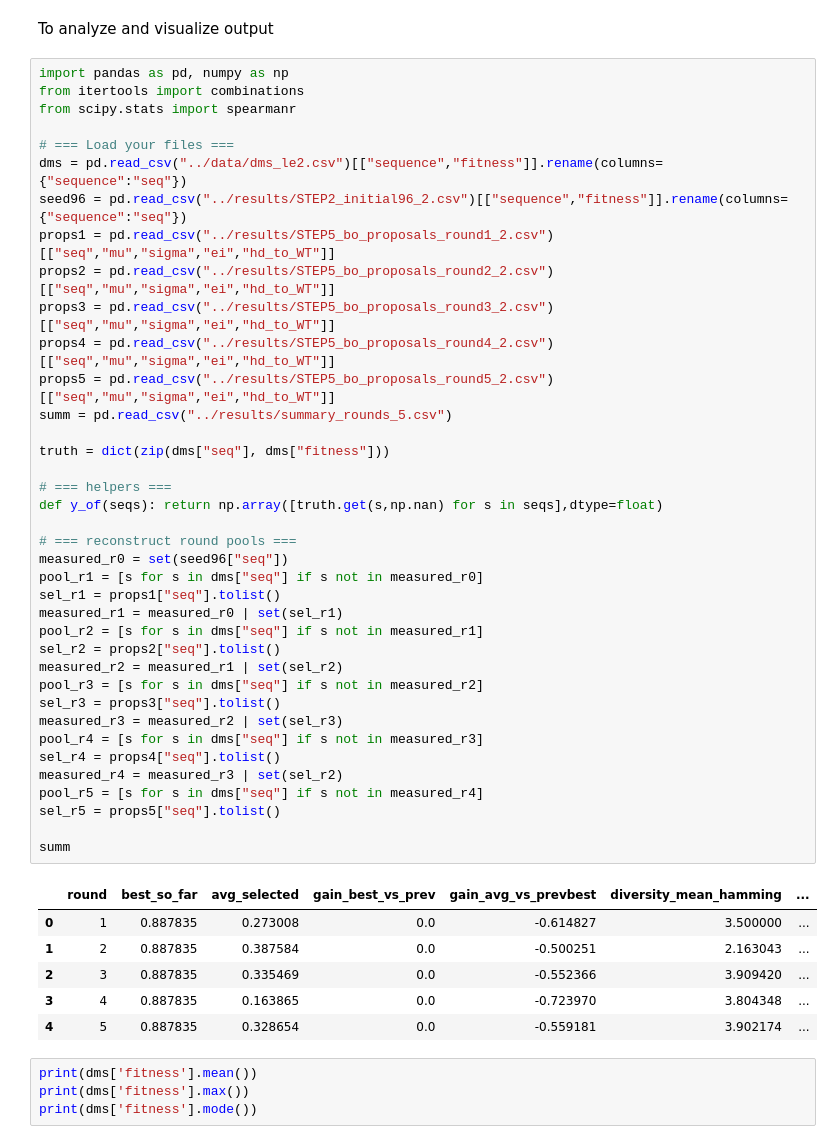
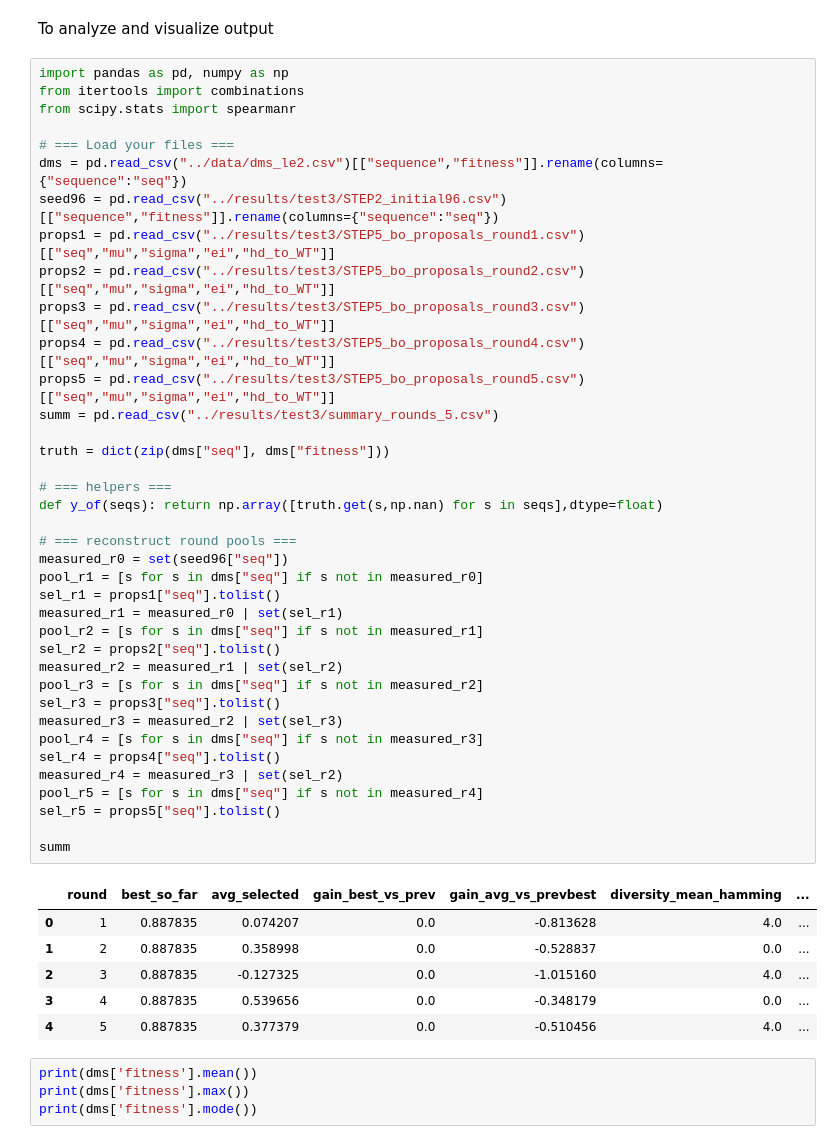
Before and after one commit to theerapas/Rosaloid, a Jupyter notebook: scripts/lookatoutput.ipynb, the cells around one changed output. Saved outputs shown, nothing was run; the diff lists cells and outputs as text.

```diff
--- a/scripts/lookatoutput.ipynb
+++ b/scripts/lookatoutput.ipynb
@@ -6,45 +6,45 @@ from itertools import combinations
 from scipy.stats import spearmanr
 
 # === Load your files ===
 dms = pd.read_csv("../data/dms_le2.csv")[["sequence","fitness"]].rename(columns={"sequence":"seq"})
-seed96 = pd.read_csv("../results/STEP2_initial96_2.csv")[["sequence","fitness"]].rename(columns={"sequence":"seq"})
-props1 = pd.read_csv("../results/STEP5_bo_proposals_round1_2.csv")[["seq","mu","sigma","ei","hd_to_WT"]]
-props2 = pd.read_csv("../results/STEP5_bo_proposals_round2_2.csv")[["seq","mu","sigma","ei","hd_to_WT"]]
-props3 = pd.read_csv("../results/STEP5_bo_proposals_round3_2.csv")[["seq","mu","sigma","ei","hd_to_WT"]]
-props4 = pd.read_csv("../results/STEP5_bo_proposals_round4_2.csv")[["seq","mu","sigma","ei","hd_to_WT"]]
-props5 = pd.read_csv("../results/STEP5_bo_proposals_round5_2.csv")[["seq","mu","sigma","ei","hd_to_WT"]]
-summ = pd.read_csv("../results/summary_rounds_5.csv")
+seed96 = pd.read_csv("../results/test3/STEP2_initial96.csv")[["sequence","fitness"]].rename(columns={"sequence":"seq"})
+props1 = pd.read_csv("../results/test3/STEP5_bo_proposals_round1.csv")[["seq","mu","sigma","ei","hd_to_WT"]]
+props2 = pd.read_csv("../results/test3/STEP5_bo_proposals_round2.csv")[["seq","mu","sigma","ei","hd_to_WT"]]
+props3 = pd.read_csv("../results/test3/STEP5_bo_proposals_round3.csv")[["seq","mu","sigma","ei","hd_to_WT"]]
+props4 = pd.read_csv("../results/test3/STEP5_bo_proposals_round4.csv")[["seq","mu","sigma","ei","hd_to_WT"]]
+props5 = pd.read_csv("../results/test3/STEP5_bo_proposals_round5.csv")[["seq","mu","sigma","ei","hd_to_WT"]]
+summ = pd.read_csv("../results/test3/summary_rounds_5.csv")
 
 truth = dict(zip(dms["seq"], dms["fitness"]))
 
 # === helpers ===
 def y_of(seqs): return np.array([truth.get(s,np.nan) for s in seqs],dtype=float)
 
 # === reconstruct round pools ===
 measured_r0 = set(seed96["seq"])
 pool_r1 = [s for s in dms["seq"] if s not in measured_r0]
 sel_r1 = props1["seq"].tolist()
 measured_r1 = measured_r0 | set(sel_r1)
 pool_r2 = [s for s in dms["seq"] if s not in measured_r1]
 sel_r2 = props2["seq"].tolist()
 measured_r2 = measured_r1 | set(sel_r2)
 pool_r3 = [s for s in dms["seq"] if s not in measured_r2]
 sel_r3 = props3["seq"].tolist()
 measured_r3 = measured_r2 | set(sel_r3)
 pool_r4 = [s for s in dms["seq"] if s not in measured_r3]
 sel_r4 = props4["seq"].tolist()
 measured_r4 = measured_r3 | set(sel_r2)
 pool_r5 = [s for s in dms["seq"] if s not in measured_r4]
 sel_r5 = props5["seq"].tolist()
 
 summ
 # %% [output]
 |  | round | best_so_far | avg_selected | gain_best_vs_prev | gain_avg_vs_prevbest | diversity_mean_hamming | ... |
-| 0 | 1 | 0.887835 | 0.273008 | 0.0 | -0.614827 | 3.500000 | ... |
-| 1 | 2 | 0.887835 | 0.387584 | 0.0 | -0.500251 | 2.163043 | ... |
-| 2 | 3 | 0.887835 | 0.335469 | 0.0 | -0.552366 | 3.909420 | ... |
-| 3 | 4 | 0.887835 | 0.163865 | 0.0 | -0.723970 | 3.804348 | ... |
-| 4 | 5 | 0.887835 | 0.328654 | 0.0 | -0.559181 | 3.902174 | ... |
+| 0 | 1 | 0.887835 | 0.074207 | 0.0 | -0.813628 | 4.0 | ... |
+| 1 | 2 | 0.887835 | 0.358998 | 0.0 | -0.528837 | 0.0 | ... |
+| 2 | 3 | 0.887835 | -0.127325 | 0.0 | -1.015160 | 4.0 | ... |
+| 3 | 4 | 0.887835 | 0.539656 | 0.0 | -0.348179 | 0.0 | ... |
+| 4 | 5 | 0.887835 | 0.377379 | 0.0 | -0.510456 | 4.0 | ... |
 # %%
 print(dms['fitness'].mean())
 print(dms['fitness'].max())
```
Also changed, not shown: parts of 5 cells of this notebook, 1 other file.
